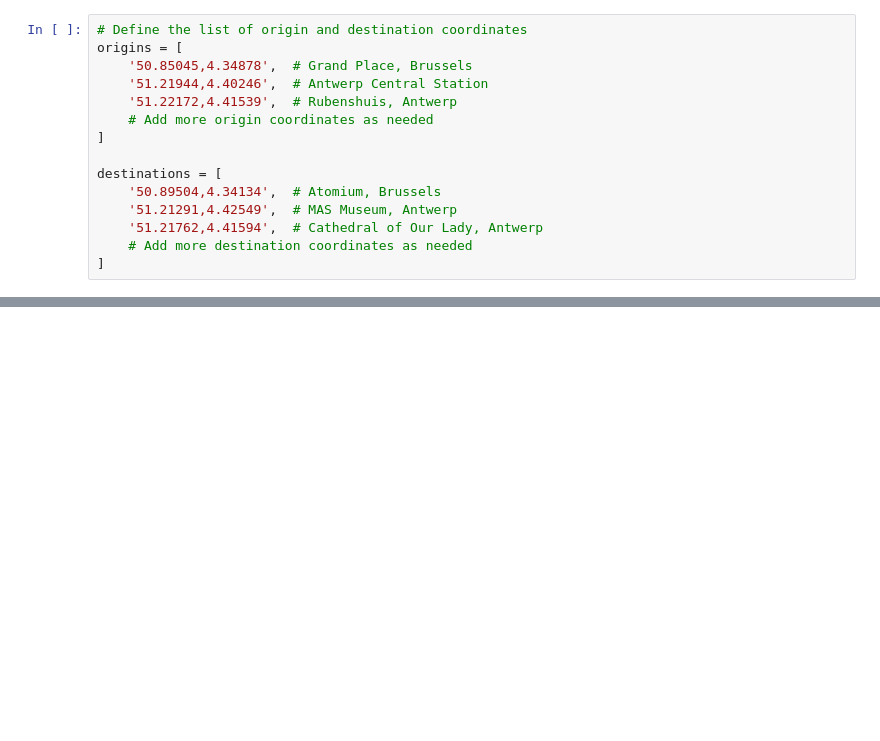
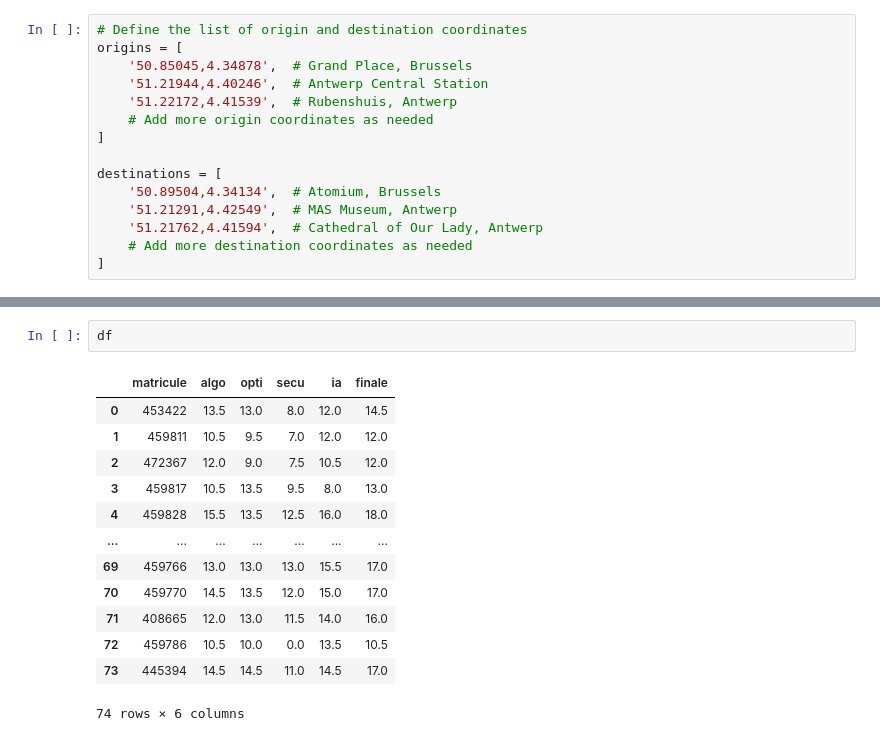
Before and after one commit to amanzer/sumo-simulation, a Jupyter notebook: data_analysis.ipynb, the cells around one changed output, grey strips where cells are left out. Cells and saved outputs as stored; diff of their text form; blank space fills up the shorter version.

```diff
--- a/data_analysis.ipynb
+++ b/data_analysis.ipynb
@@ -180,0 +195,16 @@ data
+# %%
+df
+# %% [output]
+|  | matricule | algo | opti | secu | ia | finale |
+| 0 | 453422 | 13.5 | 13.0 | 8.0 | 12.0 | 14.5 |
+| 1 | 459811 | 10.5 | 9.5 | 7.0 | 12.0 | 12.0 |
+| 2 | 472367 | 12.0 | 9.0 | 7.5 | 10.5 | 12.0 |
+| 3 | 459817 | 10.5 | 13.5 | 9.5 | 8.0 | 13.0 |
+| 4 | 459828 | 15.5 | 13.5 | 12.5 | 16.0 | 18.0 |
+| ... | ... | ... | ... | ... | ... | ... |
+| 69 | 459766 | 13.0 | 13.0 | 13.0 | 15.5 | 17.0 |
+| 70 | 459770 | 14.5 | 13.5 | 12.0 | 15.0 | 17.0 |
+| 71 | 408665 | 12.0 | 13.0 | 11.5 | 14.0 | 16.0 |
+| 72 | 459786 | 10.5 | 10.0 | 0.0 | 13.5 | 10.5 |
+| 73 | 445394 | 14.5 | 14.5 | 11.0 | 14.5 | 17.0 |
+74 rows × 6 columns
```
Also changed, not shown: parts of 28 cells of this notebook.
